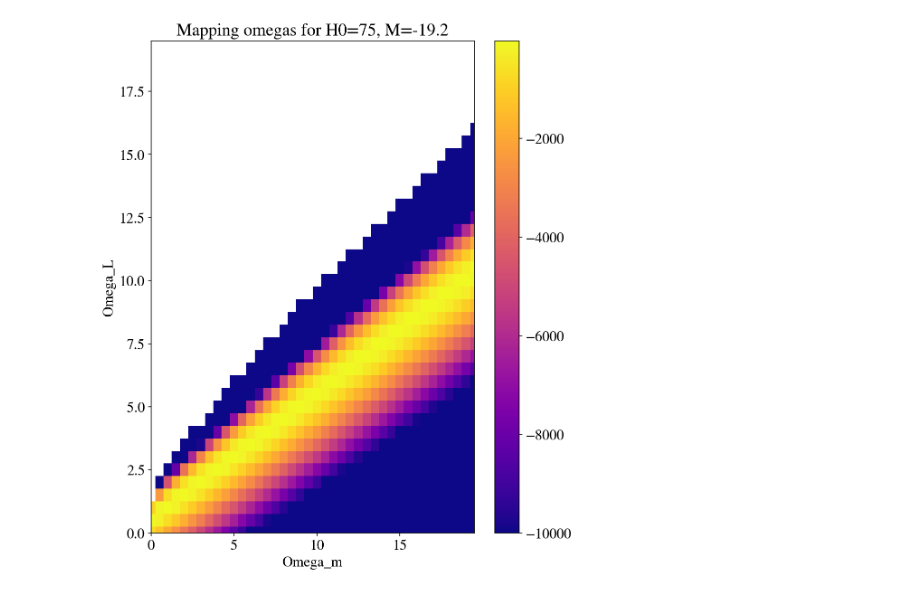
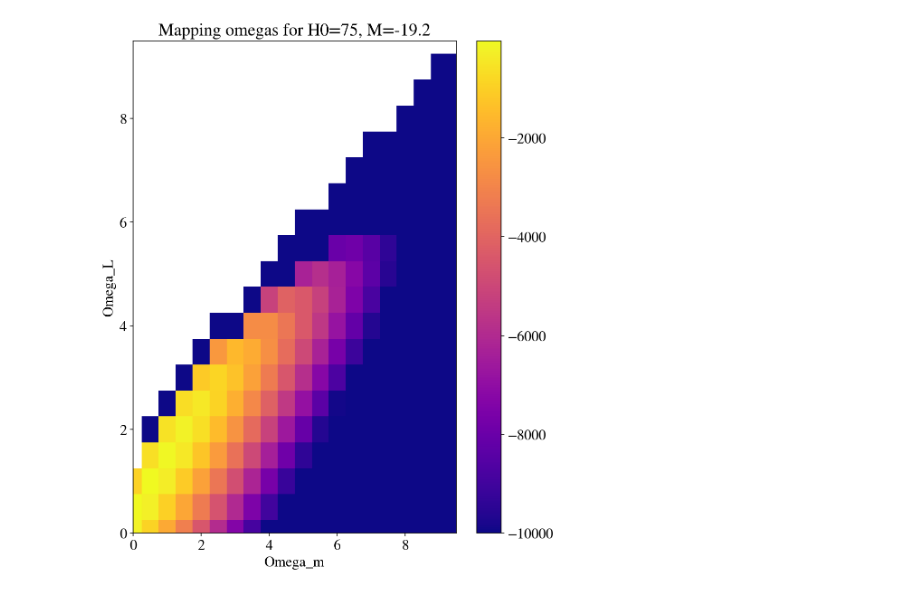
Before and after one commit to r-hensley/250_project_group_2, a Jupyter notebook: notebooks/likelihood_map.ipynb, the cells around one changed output. Cells and saved outputs as stored; diff of their text form; code cells hidden in the pictures.

```diff
--- a/notebooks/likelihood_map.ipynb
+++ b/notebooks/likelihood_map.ipynb
@@ -157,5 +157,6 @@ if __name__ == "__main__":
 # %%
 if __name__ == "__main__":
-    map_omegas(20, 0.5, 20, 0.5)
+    map_omegas(10, 0.5, 10, 0.5)
+    pass
 # %% [output]
-[figure, old version]
+[figure, new version]
```
Also changed, not shown: parts of 2 cells of this notebook, 1 other file.
